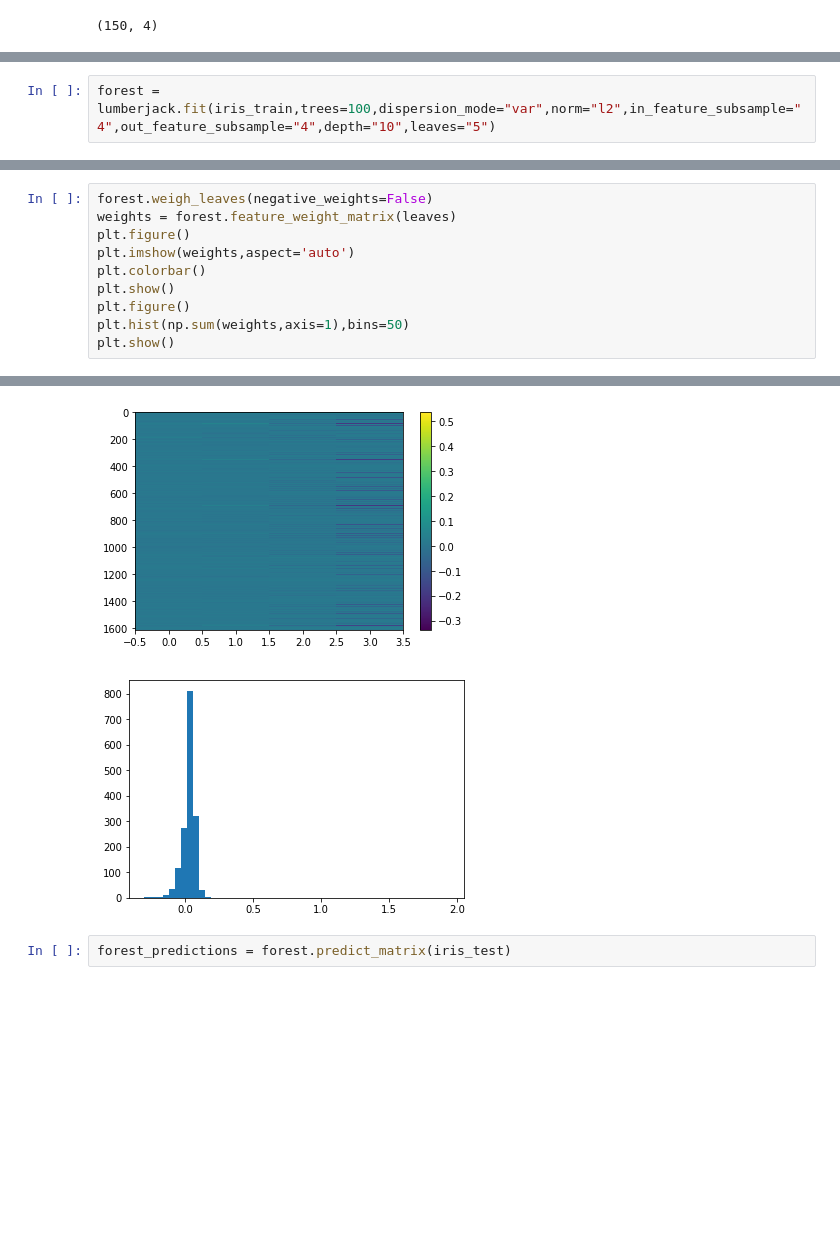
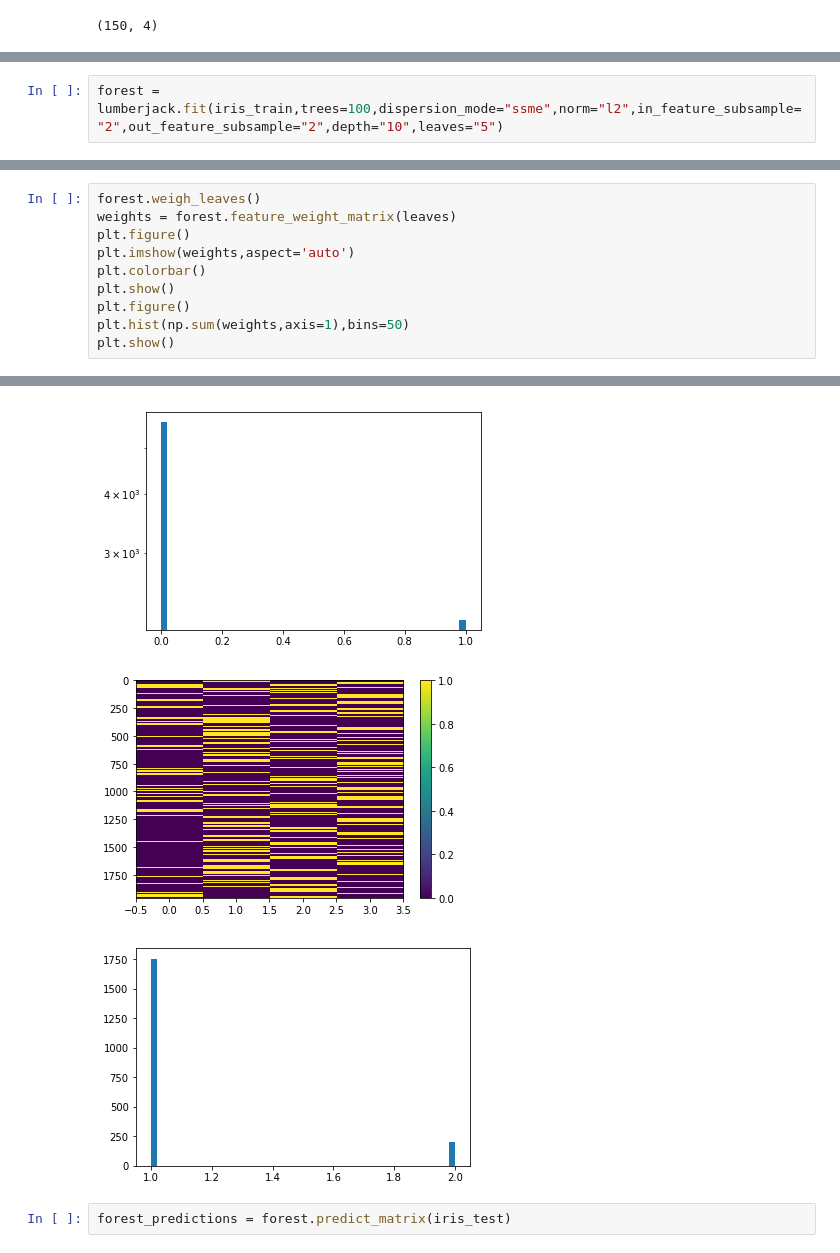
Before and after one commit to bbrener1/rusty_lumberjack, a Jupyter notebook: iris_test.ipynb, the cells around one changed output, grey strips where cells are left out. Cells and saved outputs as stored; diff of their text form; blank space fills up the shorter version.

```diff
--- a/iris_test.ipynb
+++ b/iris_test.ipynb
@@ -22,4 +22,4 @@ iris_test = iris_counts[random_mask]
 # %%
-forest = lumberjack.fit(iris_train,trees=100,dispersion_mode="var",norm="l2",in_feature_subsample="4",out_feature_subsample="4",depth="10",leaves="5")
+forest = lumberjack.fit(iris_train,trees=100,dispersion_mode="ssme",norm="l2",in_feature_subsample="2",out_feature_subsample="2",depth="10",leaves="5")
 # %% [output]
 Setting context
@@ -60,5 +60,5 @@ forest.trees[2].plot()
 # %%
-forest.weigh_leaves(negative_weights=False)
+forest.weigh_leaves()
 weights = forest.feature_weight_matrix(leaves)
 plt.figure()
 plt.imshow(weights,aspect='auto')
@@ -73,5 +71,6 @@ To use the future default and silence this warning we advise to pass `rcond=None
-[figure, old version]
+[figure, new version]
-[figure, old version]
+[figure, new version]
+[figure, added]
 # %%
 forest_predictions = forest.predict_matrix(iris_test)
 # %%
```
Also changed, not shown: parts of 8 cells of this notebook, 7 other files.
